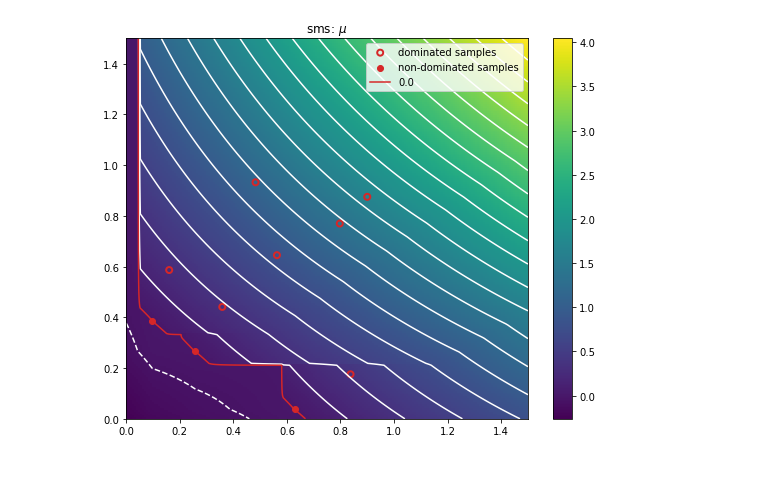
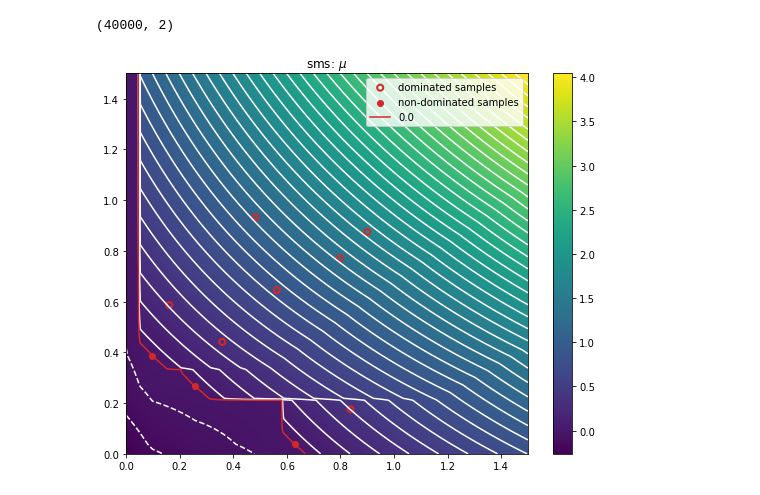
Before and after one commit to FinleyGibson/SAF_EMO, a Jupyter notebook: analytics/algorithm_analysis/image_scalarised_infils.ipynb, the cells around one changed output. Drawn from its saved outputs; the diff is of its cells as text; code cells hidden in the pictures.

```diff
--- a/analytics/algorithm_analysis/image_scalarised_infils.ipynb
+++ b/analytics/algorithm_analysis/image_scalarised_infils.ipynb
@@ -76,10 +70,11 @@ fig_safei.axes[0].set_title("saf: ei");
 # %%
 from testsuite.optimisers import SmsEgo
 
 smsego_opt = SmsEgo(objective_function=lambda x: x[0:2], ei=False,  limits=[[0, 0, 0, 0, 0], [1,1,1,1,1]], surrogate=MultiSurrogate(GP), n_initial=10, seed=seed)
-fig_smsego = image_infill(smsego_opt)
+fig_smsego = image_infill(smsego_opt, n_contours=40)
 fig_smsego.axes[0].set_title("sms: $\mu$");
 # %% [output]
+(40000, 2)
-[figure, old version]
+[figure, new version]
 # %%
 smsego_ei_opt = SmsEgo(objective_function=lambda x: x[0:2], ei=True,  limits=[[0, 0, 0, 0, 0], [1,1,1,1,1]], surrogate=MultiSurrogate(GP), n_initial=10, seed=seed)
```
Also changed, not shown: parts of 14 cells of this notebook, 2 other files.
